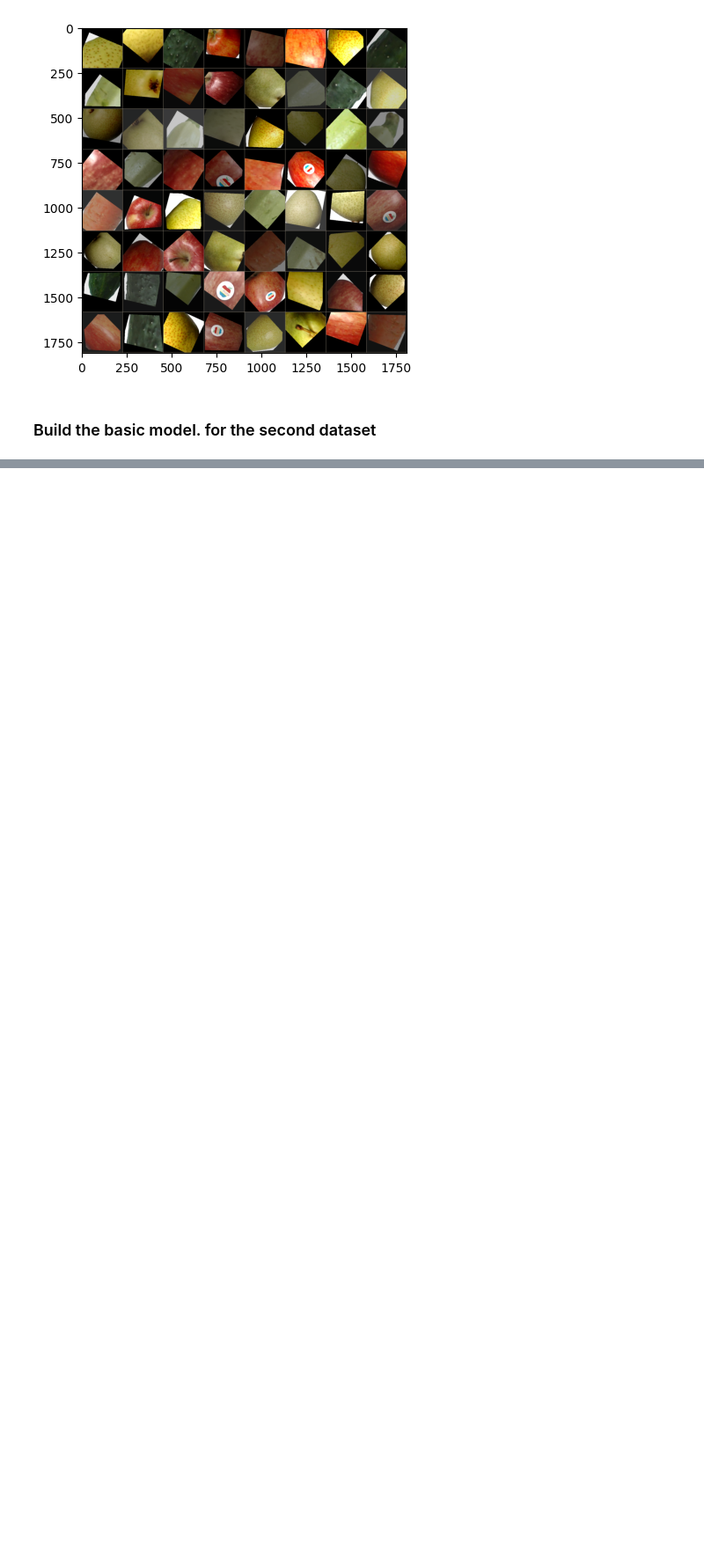
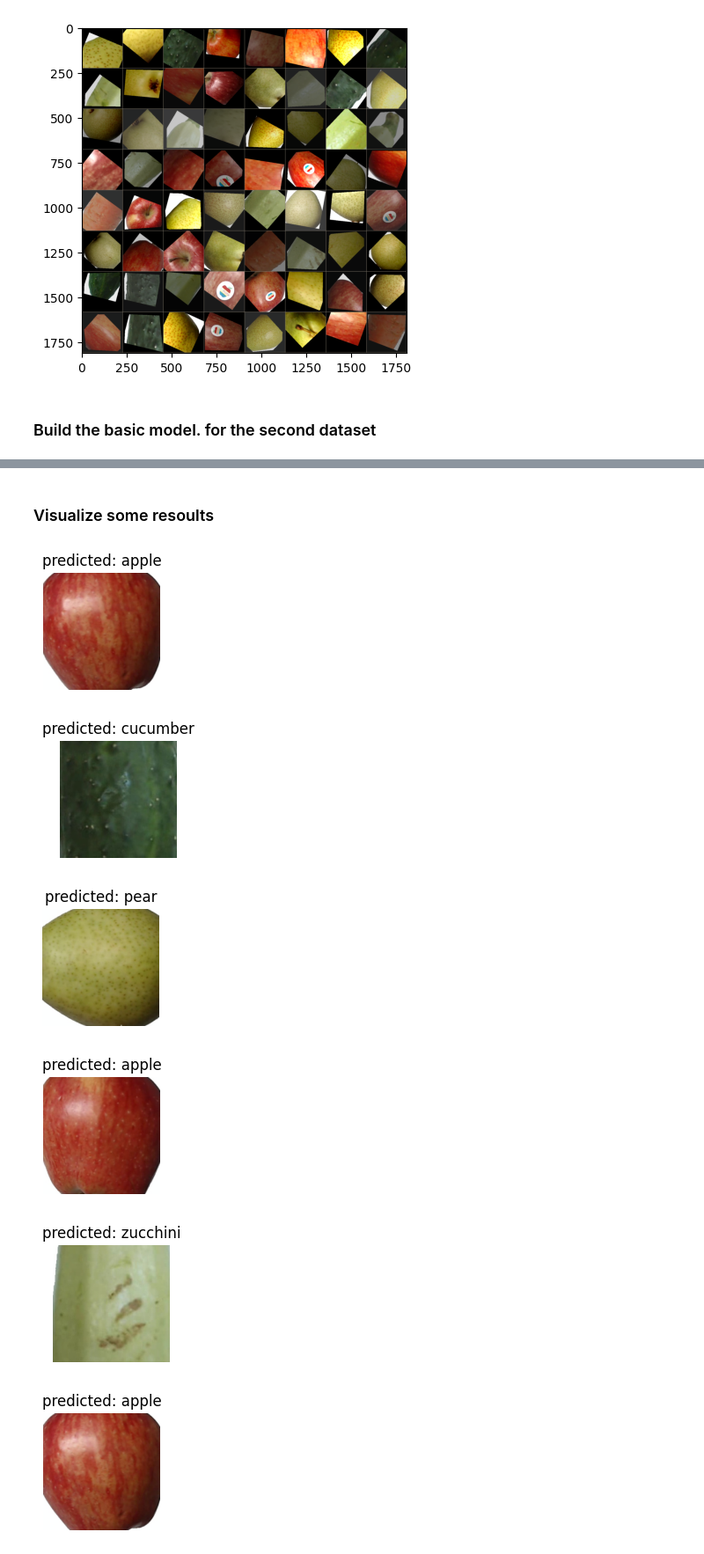
Before and after one commit to SandorBalazsHU/elte-ik-deep-learning-01, a Jupyter notebook: DND_Assignment_1_aza6nl_sandorbalazs.ipynb, the cells around one changed output, grey strips where cells are left out. Shown at 88% size. Drawn from its saved outputs; the diff is of its cells as text; code cells hidden in the pictures; blank space fills up the shorter version.

```diff
--- a/DND_Assignment_1_aza6nl_sandorbalazs.ipynb
+++ b/DND_Assignment_1_aza6nl_sandorbalazs.ipynb
@@ -518,0 +547,11 @@ exp_lr_scheduler = lr_scheduler.StepLR(optimizer, step_size=7, gamma=0.1)
+# %% [markdown]
+### Visualize some resoults
+# %%
+visualize_model(model)
+# %% [output]
+[figure, added]
+[figure, added]
+[figure, added]
+[figure, added]
+[figure, added]
+[figure, added]
```
Also changed, not shown: parts of 5 cells of this notebook.
